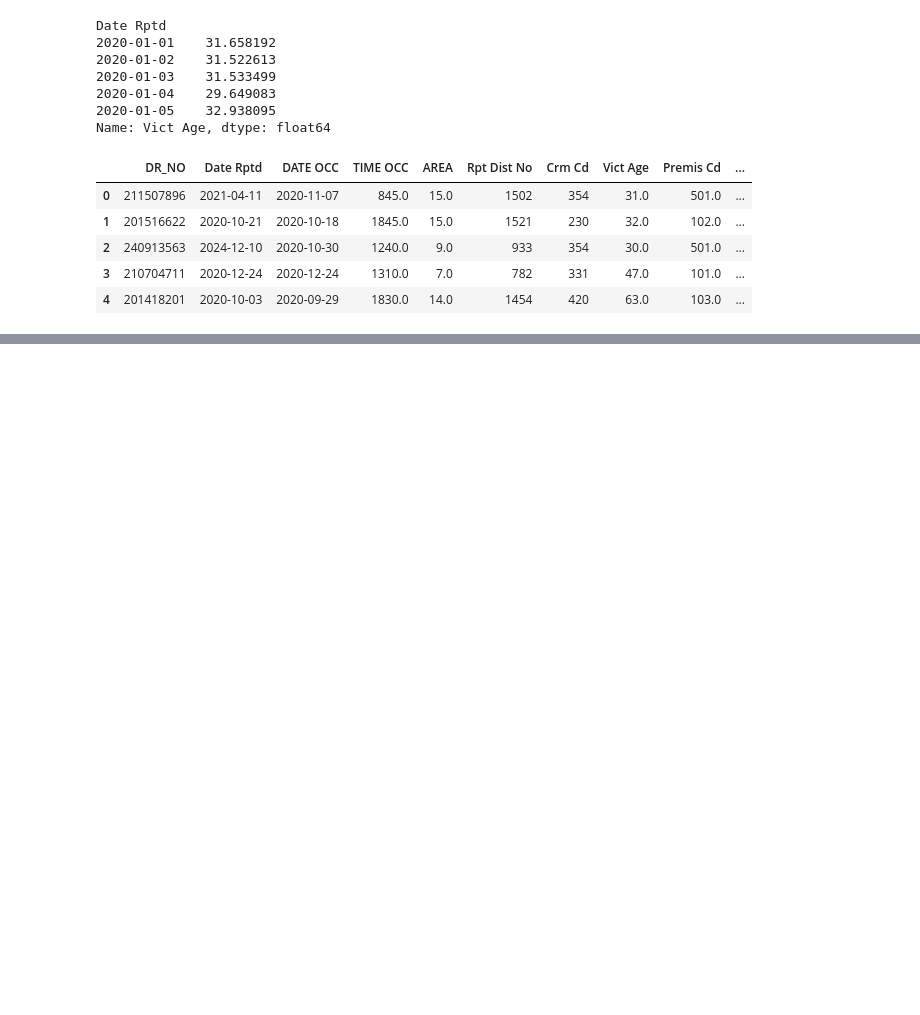
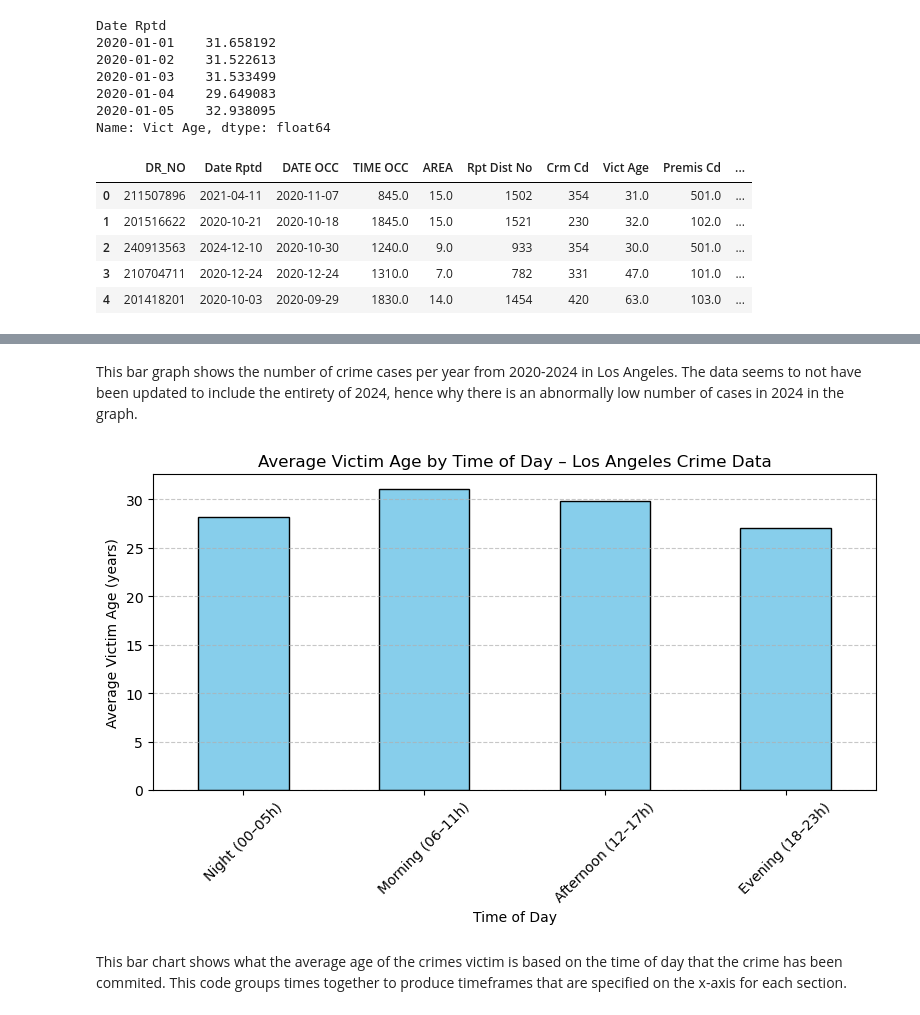
Before and after one commit to porte2ax/IA340-1, a Jupyter notebook: Proj1.ipynb, the cells around one changed output, grey strips where cells are left out. Saved outputs shown, nothing was run; the diff lists cells and outputs as text; code cells hidden in the pictures; blank space fills up the shorter version.

```diff
--- a/Proj1.ipynb
+++ b/Proj1.ipynb
@@ -295,0 +355,26 @@ df.h
+# %% [markdown]
+This bar graph shows the number of crime cases per year from 2020-2024 in Los Angeles. The data seems to not have been updated to include the entirety of 2024, hence why there is an abnormally low number of cases in 2024 in the graph.
+# %%
+
+df['Time_Category'] = pd.cut(
+    df['TIME OCC'],
+    bins=[-1, 559, 1159, 1759, 2359],
+    labels=['Night (00–05h)', 'Morning (06–11h)', 'Afternoon (12–17h)', 'Evening (18–23h)']
+)
+
+avg_age_by_time = df.groupby('Time_Category')['Vict Age'].mean().sort_index()
+
+plt.figure(figsize=(8,5))
+avg_age_by_time.plot(kind='bar', color='skyblue', edgecolor='black')
+
+plt.title('Average Victim Age by Time of Day – Los Angeles Crime Data')
+plt.xlabel('Time of Day')
+plt.ylabel('Average Victim Age (years)')
+plt.xticks(rotation=45)
+plt.grid(axis='y', linestyle='--', alpha=0.7)
+plt.tight_layout()
+plt.show()
+# %% [output]
+[figure, added]
+# %% [markdown]
+This bar chart shows what the average age of the crimes victim is based on the time of day that the crime has been commited. This code groups times together to produce timeframes that are specified on the x-axis for each section.
```
Also changed, not shown: parts of 11 cells of this notebook.
